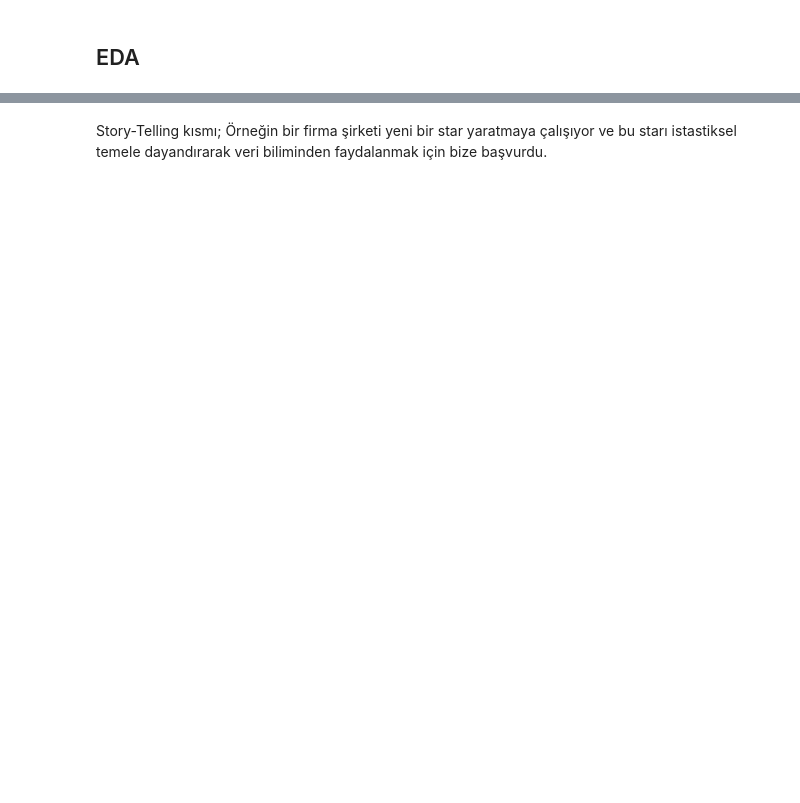
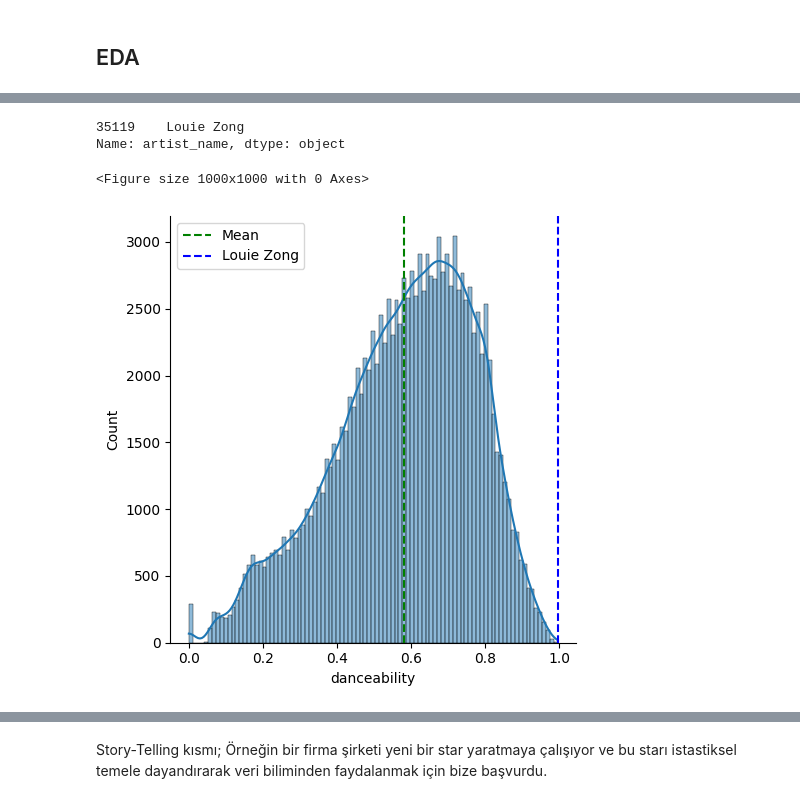
Before and after one commit to Yusuf-Cizlasmak/Exploratory-Data-Analysis, a Jupyter notebook: Spotify/Spotify.ipynb, the cells around one changed output, grey strips where cells are left out. Saved outputs shown, nothing was run; the diff lists cells and outputs as text; code cells hidden in the pictures; blank space fills up the shorter version.

```diff
--- a/Spotify/Spotify.ipynb
+++ b/Spotify/Spotify.ipynb
@@ -147,0 +194,22 @@ PopularBarPlot(data,6)
+# %%
+#Eğer sadece ismi lazım ise;
+print(data.loc[MostDanceability.index,"artist_name"])
+# %% [output]
+35119    Louie Zong
+Name: artist_name, dtype: object
+# %%
+#Peki Louie Zong, Spotify camiasına ne kadar aykırı onu inceleyelim.
+
+plt.figure(figsize=(10,10))
+
+sns.displot(data['danceability'],kde=True)
+
+
+plt.axvline(x=np.mean(data['danceability']),c='green',ls='--',label='Mean') #ortalama
+plt.axvline(x=np.percentile(data['danceability'],100),c='blue',ls='--',label='Louie Zong')#Louie Zong için olacaktır.
+
+plt.legend()
+plt.show()
+# %% [output]
+<Figure size 1000x1000 with 0 Axes>
+[figure, added]
```
Also changed, not shown: parts of 8 cells of this notebook, 1 other file.
